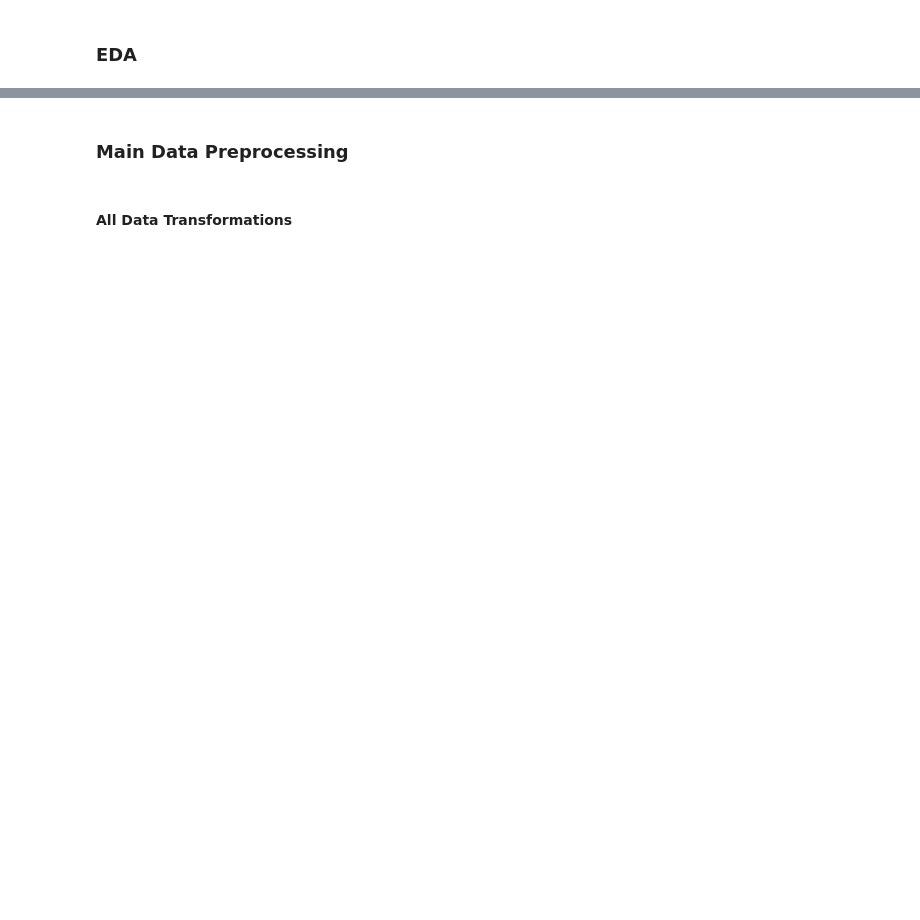
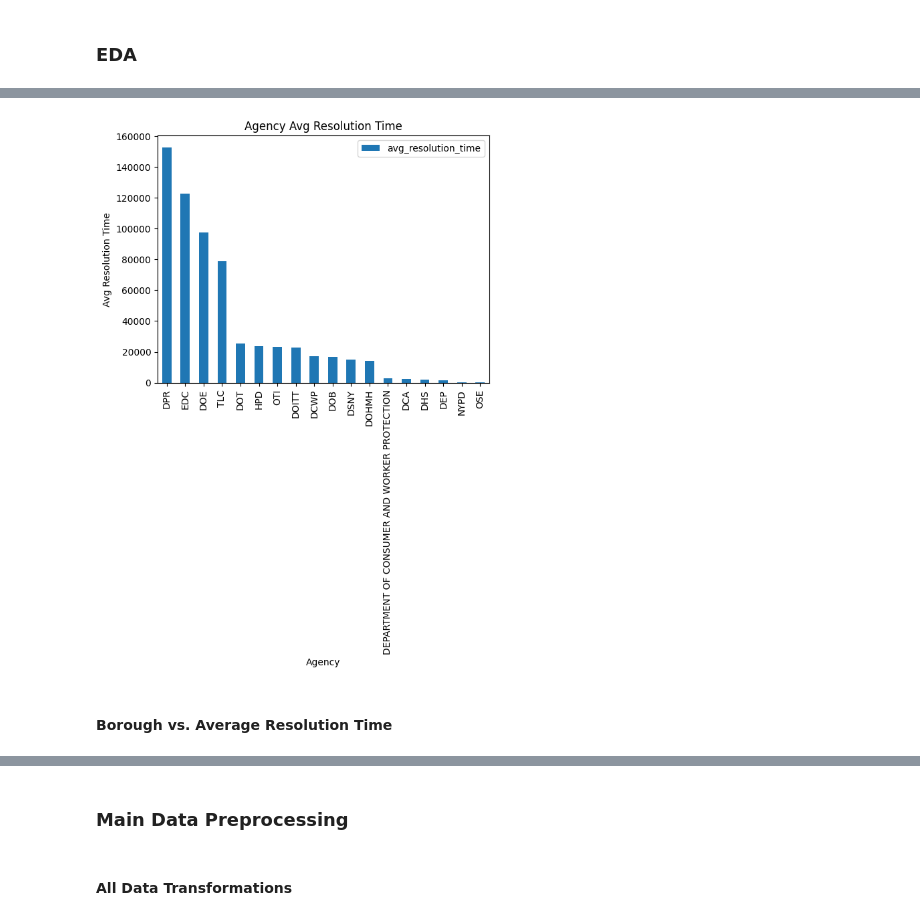
Before and after one commit to Hsin-Hung/NYC-311-Calls, a Jupyter notebook: src/data_preprocessing.ipynb, the cells around one changed output, grey strips where cells are left out. Cells and saved outputs as stored; diff of their text form; code cells hidden in the pictures; blank space fills up the shorter version.

```diff
--- a/src/data_preprocessing.ipynb
+++ b/src/data_preprocessing.ipynb
@@ -236,0 +257,11 @@ plt.show()
+# %%
+resolution_time_agency = (data.groupBy("agency")
+    .agg(
+        F.avg("resolution_time").alias("avg_resolution_time"),
+    ).toPandas())
+# %%
+plot_dist(resolution_time_agency, "agency", 'avg_resolution_time', "Agency", 'Avg Resolution Time', 'Agency Avg Resolution Time')
+# %% [output]
+[figure, added]
+# %% [markdown]
+#### Borough vs. Average Resolution Time
```
Also changed, not shown: parts of 41 cells of this notebook.
